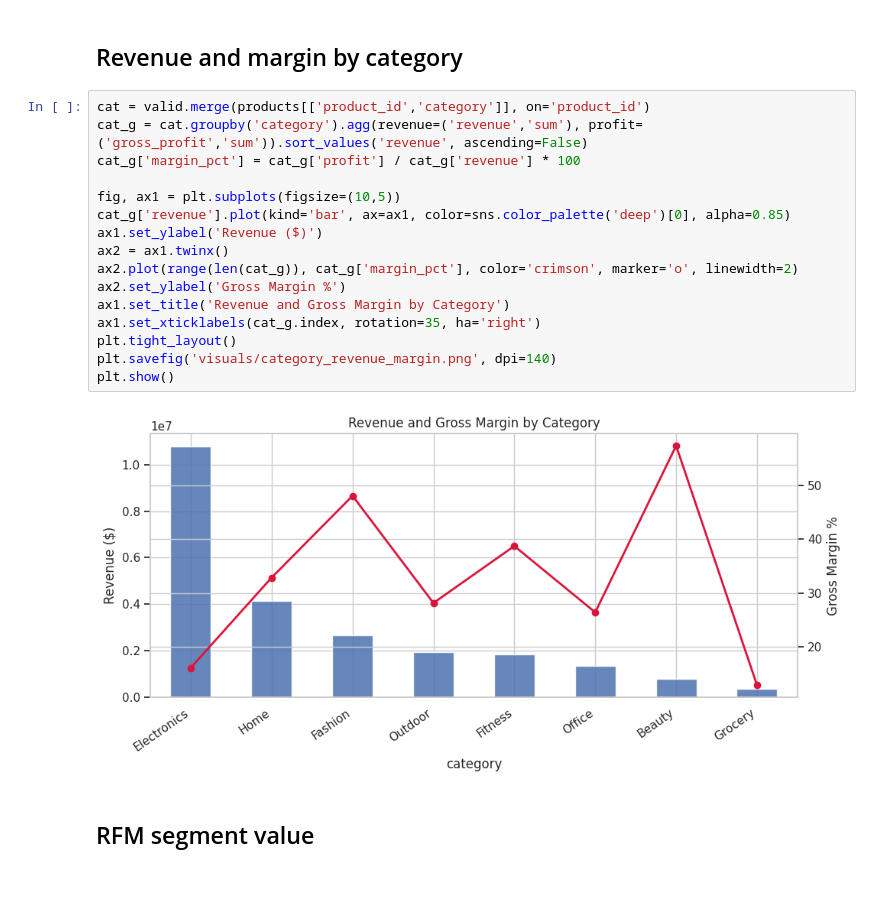
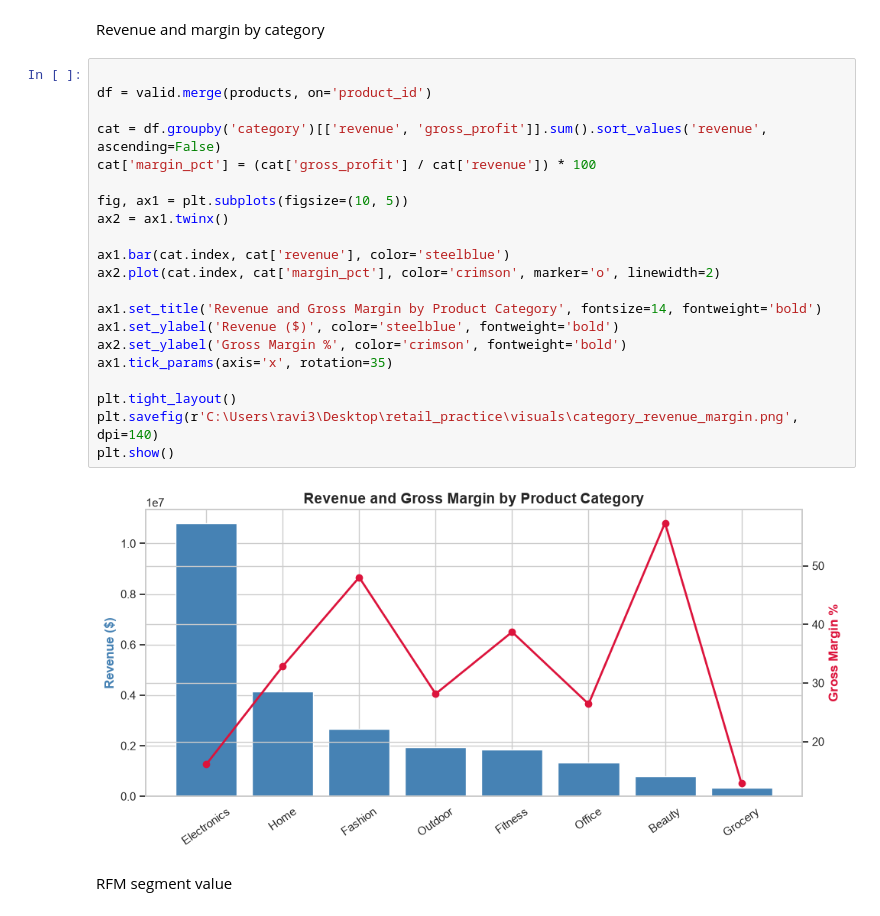
Before and after one commit to ravi020410/retail-ecommerce-sales-analytics, a Jupyter notebook: notebooks/04_visualization.ipynb, the cells around one changed output. Drawn from its saved outputs; the diff is of its cells as text; blank space fills up the shorter version.

Commit message:
Update notebooks 01-05 with full cleaning pipeline, RFM features, visualizations, and business insights

```diff
--- a/notebooks/04_visualization.ipynb
+++ b/notebooks/04_visualization.ipynb
@@ -33,24 +39,29 @@ plt.show()
 # %% [markdown]
-## Revenue and margin by category
+Revenue and margin by category
 # %%
-cat = valid.merge(products[['product_id','category']], on='product_id')
-cat_g = cat.groupby('category').agg(revenue=('revenue','sum'), profit=('gross_profit','sum')).sort_values('revenue', ascending=False)
-cat_g['margin_pct'] = cat_g['profit'] / cat_g['revenue'] * 100
 
-fig, ax1 = plt.subplots(figsize=(10,5))
-cat_g['revenue'].plot(kind='bar', ax=ax1, color=sns.color_palette('deep')[0], alpha=0.85)
-ax1.set_ylabel('Revenue ($)')
+df = valid.merge(products, on='product_id')
+
+cat = df.groupby('category')[['revenue', 'gross_profit']].sum().sort_values('revenue', ascending=False)
+cat['margin_pct'] = (cat['gross_profit'] / cat['revenue']) * 100
+
+fig, ax1 = plt.subplots(figsize=(10, 5))
 ax2 = ax1.twinx()
-ax2.plot(range(len(cat_g)), cat_g['margin_pct'], color='crimson', marker='o', linewidth=2)
-ax2.set_ylabel('Gross Margin %')
-ax1.set_title('Revenue and Gross Margin by Category')
-ax1.set_xticklabels(cat_g.index, rotation=35, ha='right')
+
+ax1.bar(cat.index, cat['revenue'], color='steelblue')
+ax2.plot(cat.index, cat['margin_pct'], color='crimson', marker='o', linewidth=2)
+
+ax1.set_title('Revenue and Gross Margin by Product Category', fontsize=14, fontweight='bold')
+ax1.set_ylabel('Revenue ($)', color='steelblue', fontweight='bold')
+ax2.set_ylabel('Gross Margin %', color='crimson', fontweight='bold')
+ax1.tick_params(axis='x', rotation=35)
+
 plt.tight_layout()
-plt.savefig('visuals/category_revenue_margin.png', dpi=140)
+plt.savefig(r'C:\Users\ravi3\Desktop\retail_practice\visuals\category_revenue_margin.png', dpi=140)
 plt.show()
 # %% [output]
-[figure, old version]
+[figure, new version]
 # %% [markdown]
-## RFM segment value
+RFM segment value
 # %%
 seg_val = rfm.groupby('segment')['monetary'].agg(['mean','count']).sort_values('mean', ascending=False)
```
Also changed, not shown: parts of 11 cells of this notebook, 4 other files.
